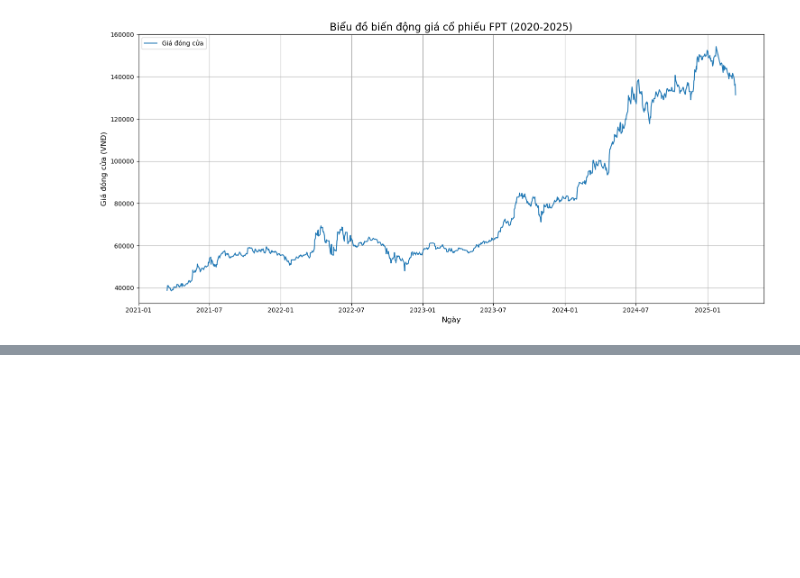
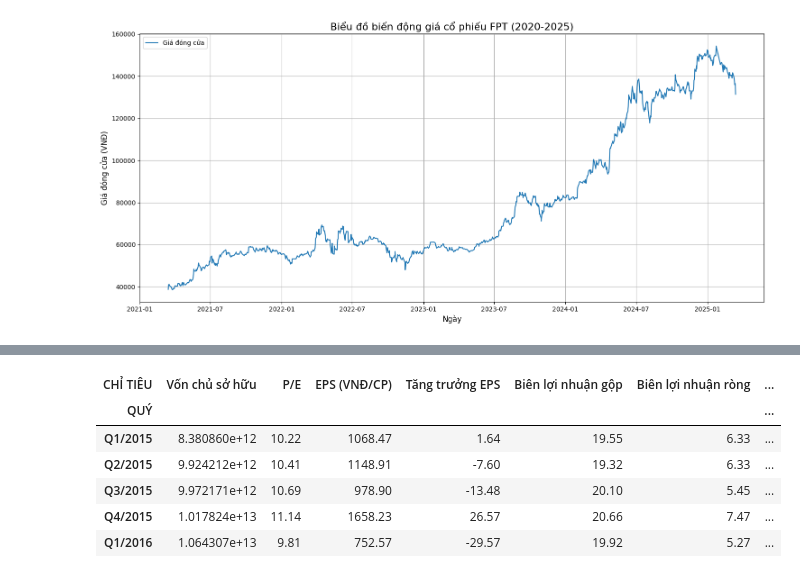
Before and after one commit to DangShark/Data_Mining, a Jupyter notebook: final_report.ipynb, the cells around one changed output, grey strips where cells are left out. Cells and saved outputs as stored; diff of their text form; code cells hidden in the pictures; blank space fills up the shorter version.

```diff
--- a/final_report.ipynb
+++ b/final_report.ipynb
@@ -511,0 +545,11 @@ memory usage: 512.0+ bytes
+# %%
+# Dữ liệu lấy từ bảng Chỉ số tài chính công ty
+financial_long_df.head()
+# %% [output]
+| CHỈ TIÊU | Vốn chủ sở hữu | P/E | EPS (VNĐ/CP) | Tăng trưởng EPS | Biên lợi nhuận gộp | Biên lợi nhuận ròng | ... |
+| QUÝ |  |  |  |  |  |  | ... |
+| Q1/2015 | 8.380860e+12 | 10.22 | 1068.47 | 1.64 | 19.55 | 6.33 | ... |
+| Q2/2015 | 9.924212e+12 | 10.41 | 1148.91 | -7.60 | 19.32 | 6.33 | ... |
+| Q3/2015 | 9.972171e+12 | 10.69 | 978.90 | -13.48 | 20.10 | 5.45 | ... |
+| Q4/2015 | 1.017824e+13 | 11.14 | 1658.23 | 26.57 | 20.66 | 7.47 | ... |
+| Q1/2016 | 1.064307e+13 | 9.81 | 752.57 | -29.57 | 19.92 | 5.27 | ... |
```
Also changed, not shown: parts of 16 cells of this notebook, 2 other files.
